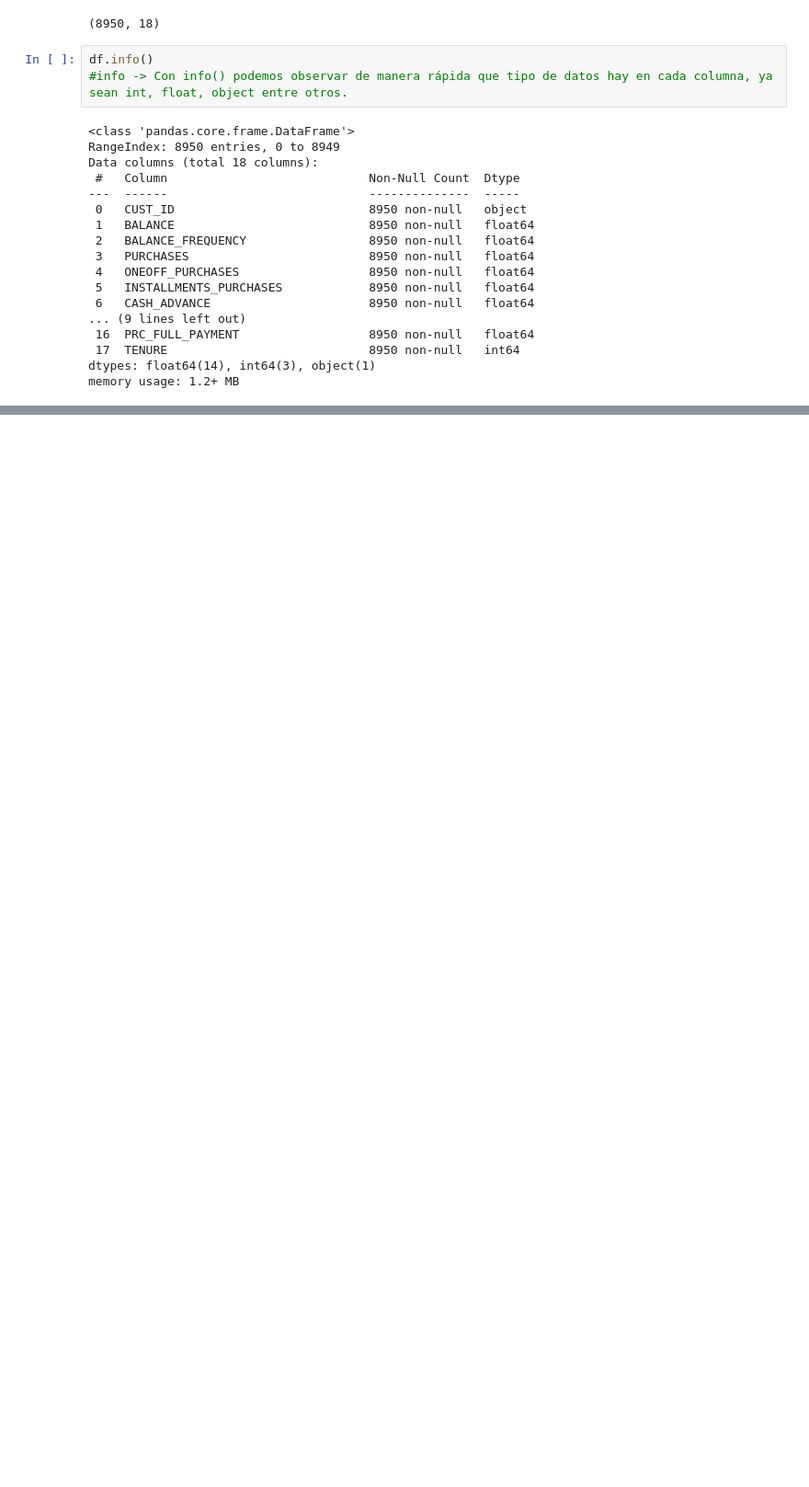
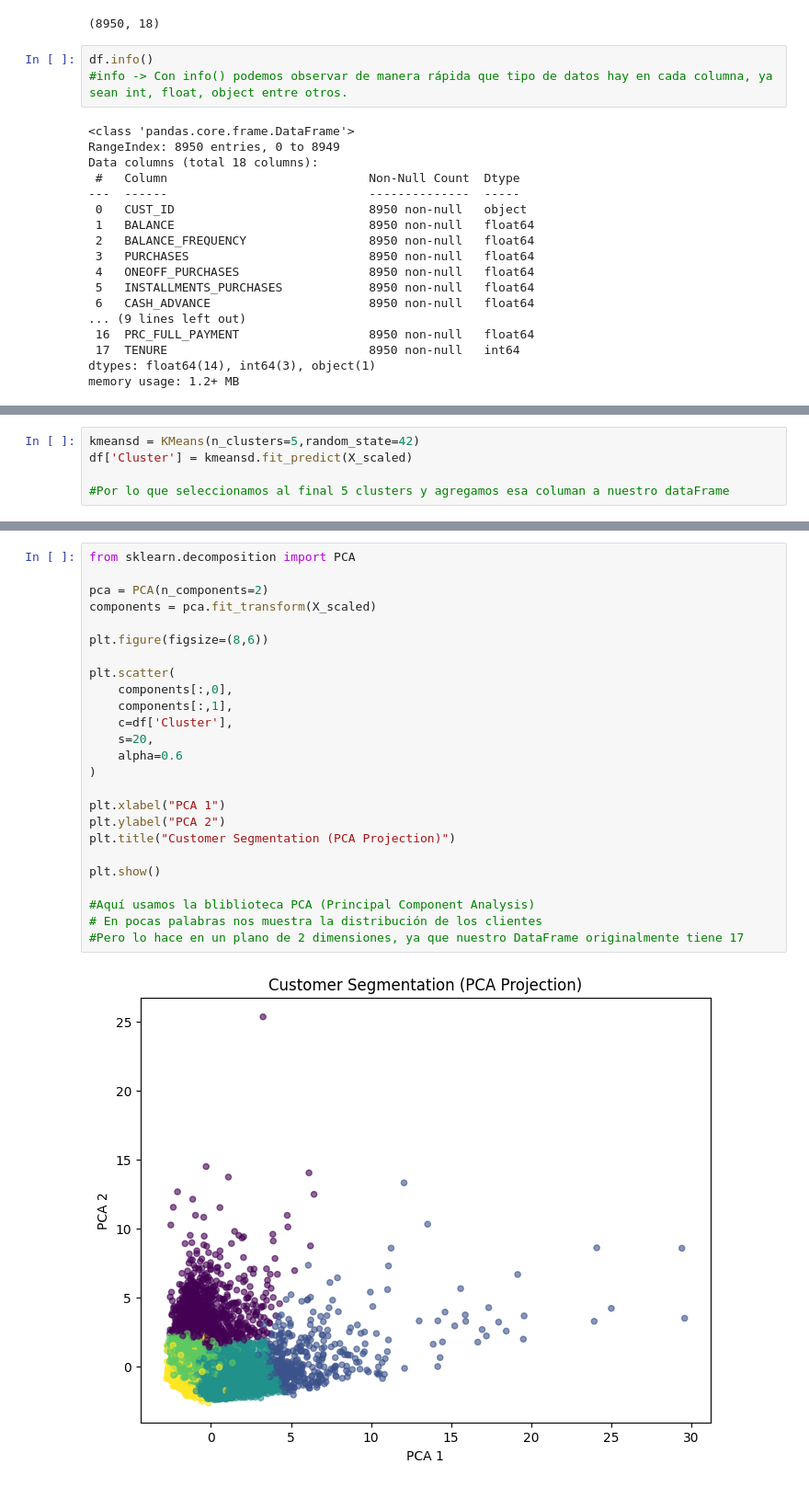
Before and after one commit to ByAlexX15/customer-segmentation-financial, a Jupyter notebook: notebooks/01_eda.ipynb, the cells around one changed output, grey strips where cells are left out. Shown at 92% size. Drawn from its saved outputs; the diff is of its cells as text; blank space fills up the shorter version.

```diff
--- a/notebooks/01_eda.ipynb
+++ b/notebooks/01_eda.ipynb
@@ -137,0 +216,5 @@ dfp= df.drop(s"2")
+# %%
+kmeansd = KMeans(n_clusters=5,random_state=42)
+df['Cluster'] = kmeansd.fit_predict(X_scaled)
+
+#Por lo que seleccionamos al final 5 clusters y agregamos esa columan a nuestro dataFrame
@@ -137,0 +283,27 @@ dfp= df.drop(s"2")
+# %%
+from sklearn.decomposition import PCA
+
+pca = PCA(n_components=2)
+components = pca.fit_transform(X_scaled)
+
+plt.figure(figsize=(8,6))
+
+plt.scatter(
+    components[:,0],
+    components[:,1],
+    c=df['Cluster'],
+    s=20,
+    alpha=0.6
+)
+
+plt.xlabel("PCA 1")
+plt.ylabel("PCA 2")
+plt.title("Customer Segmentation (PCA Projection)")
+
+plt.show()
+
+#Aquí usamos la bliblioteca PCA (Principal Component Analysis)
+# En pocas palabras nos muestra la distribución de los clientes
+#Pero lo hace en un plano de 2 dimensiones, ya que nuestro DataFrame originalmente tiene 17
+# %% [output]
+[figure, added]
```
Also changed, not shown: parts of 25 cells of this notebook.
